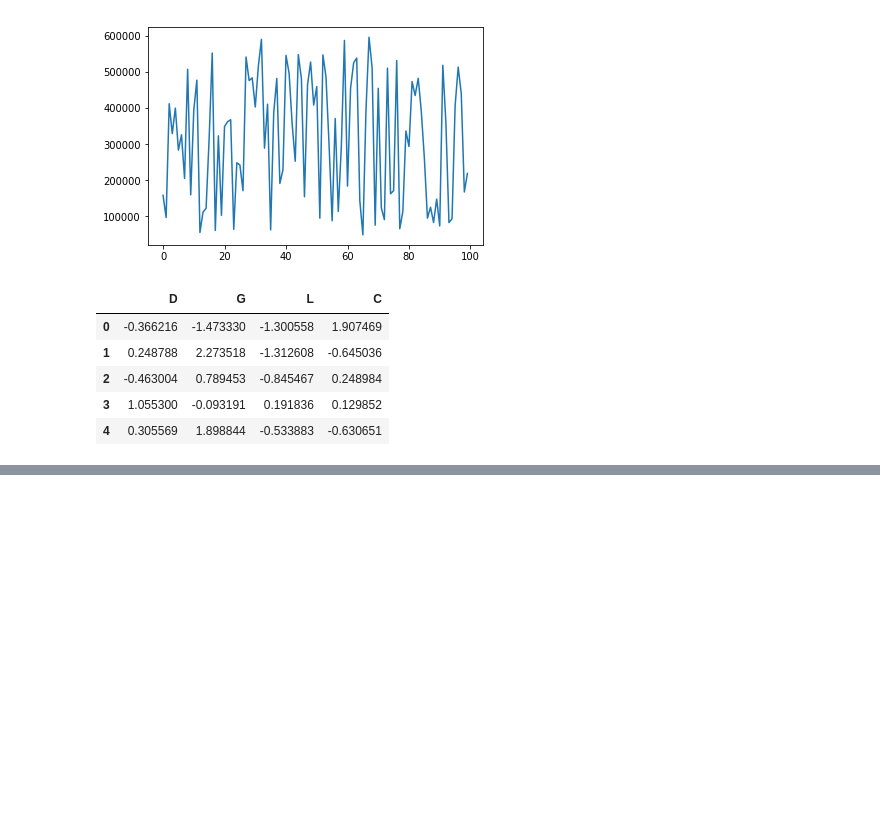
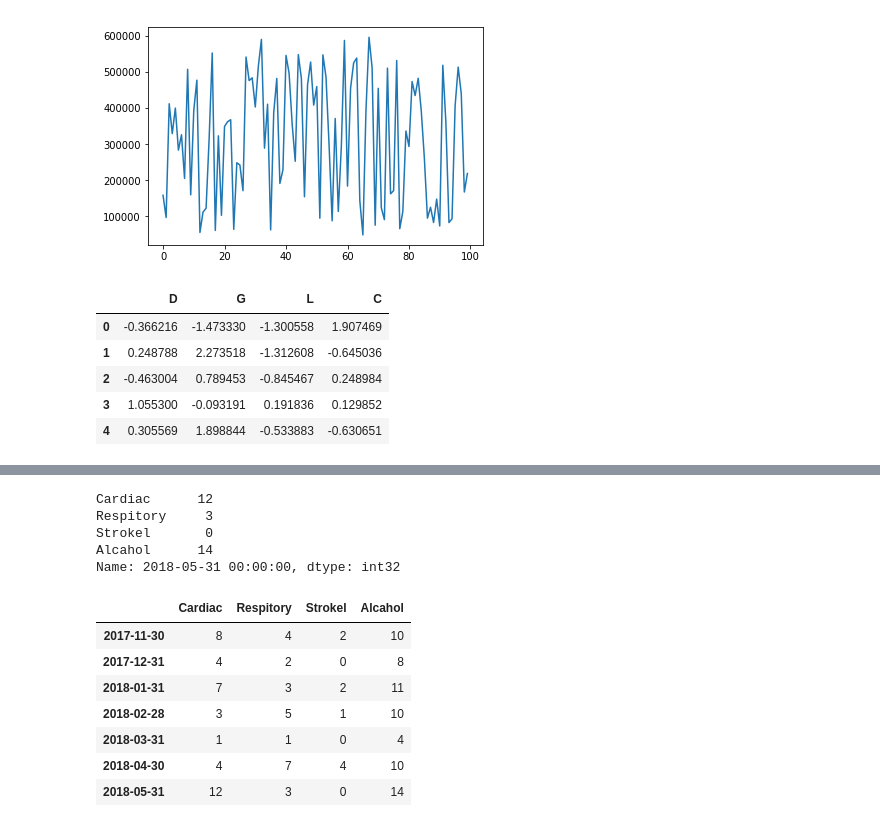
Before and after one commit to eamonnofarrell/Programming_Project, a Jupyter notebook: Prog_Project.ipynb, the cells around one changed output, grey strips where cells are left out. Drawn from its saved outputs; the diff is of its cells as text; code cells hidden in the pictures; blank space fills up the shorter version.

```diff
--- a/Prog_Project.ipynb
+++ b/Prog_Project.ipynb
@@ -75,0 +138,19 @@ df.head()
+# %%
+ts.loc['2018-05-31']
+# %% [output]
+Cardiac      12
+Respitory     3
+Strokel       0
+Alcahol      14
+Name: 2018-05-31 00:00:00, dtype: int32
+# %%
+ts.loc['2017-11-30':'2018-05-31']
+# %% [output]
+|  | Cardiac | Respitory | Strokel | Alcahol |
+| 2017-11-30 | 8 | 4 | 2 | 10 |
+| 2017-12-31 | 4 | 2 | 0 | 8 |
+| 2018-01-31 | 7 | 3 | 2 | 11 |
+| 2018-02-28 | 3 | 5 | 1 | 10 |
+| 2018-03-31 | 1 | 1 | 0 | 4 |
+| 2018-04-30 | 4 | 7 | 4 | 10 |
+| 2018-05-31 | 12 | 3 | 0 | 14 |
```
Also changed, not shown: parts of 7 cells of this notebook.
